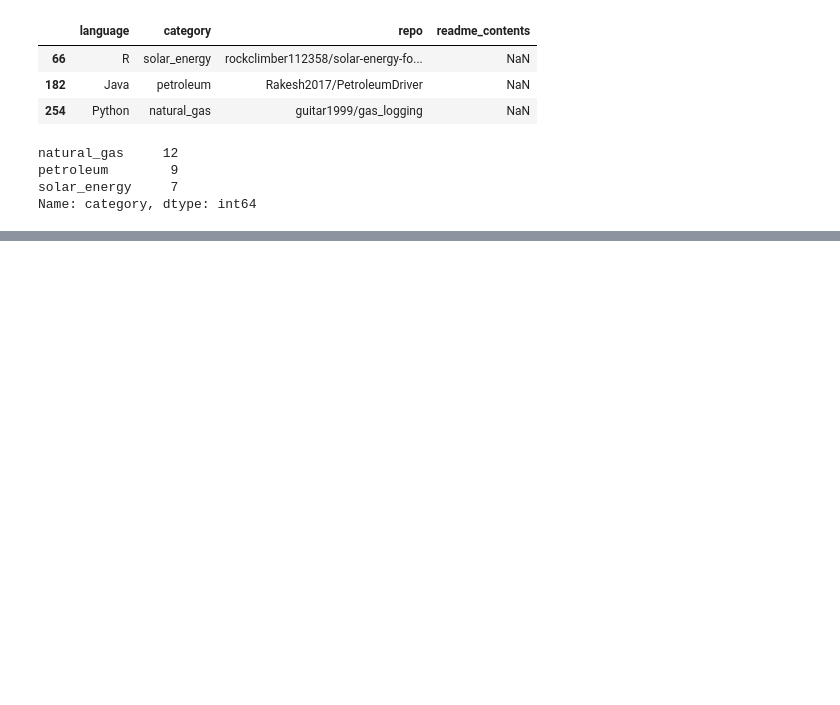
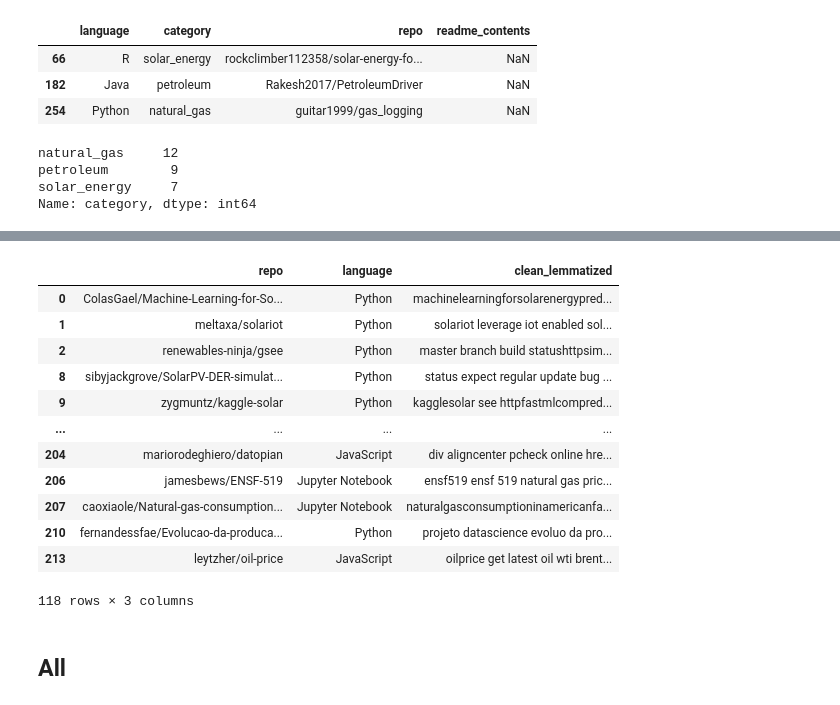
Before and after one commit to github-nlp-project/nlp-project, a Jupyter notebook: repo_scraping_test.ipynb, the cells around one changed output, grey strips where cells are left out. Saved outputs shown, nothing was run; the diff lists cells and outputs as text; code cells hidden in the pictures; blank space fills up the shorter version.

```diff
--- a/repo_scraping_test.ipynb
+++ b/repo_scraping_test.ipynb
@@ -215,0 +284,21 @@ top_lang_df = df[df.language.isin(top_lang)]
+# %%
+documents = df[['repo','language', 'clean_lemmatized']]
+documents_top = top_lang_df[['repo','language', 'clean_lemmatized']]
+documents_top_4 = top_4_lang_df[['repo','language', 'clean_lemmatized']]
+documents_top_4
+# %% [output]
+|  | repo | language | clean_lemmatized |
+| 0 | ColasGael/Machine-Learning-for-So... | Python | machinelearningforsolarenergypred... |
+| 1 | meltaxa/solariot | Python | solariot leverage iot enabled sol... |
+| 2 | renewables-ninja/gsee | Python | master branch build statushttpsim... |
+| 8 | sibyjackgrove/SolarPV-DER-simulat... | Python | status expect regular update bug ... |
+| 9 | zygmuntz/kaggle-solar | Python | kagglesolar see httpfastmlcompred... |
+| ... | ... | ... | ... |
+| 204 | mariorodeghiero/datopian | JavaScript | div aligncenter pcheck online hre... |
+| 206 | jamesbews/ENSF-519 | Jupyter Notebook | ensf519 ensf 519 natural gas pric... |
+| 207 | caoxiaole/Natural-gas-consumption... | Jupyter Notebook | naturalgasconsumptioninamericanfa... |
+| 210 | fernandessfae/Evolucao-da-produca... | Python | projeto datascience evoluo da pro... |
+| 213 | leytzher/oil-price | JavaScript | oilprice get latest oil wti brent... |
+118 rows × 3 columns
+# %% [markdown]
+## All
```
Also changed, not shown: parts of 23 cells of this notebook.
